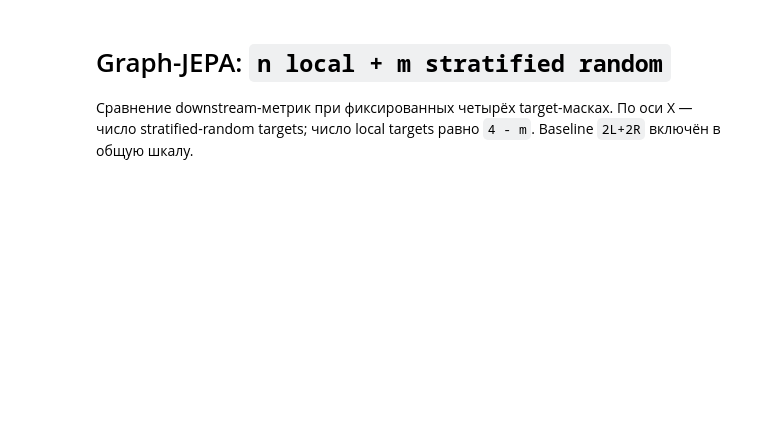
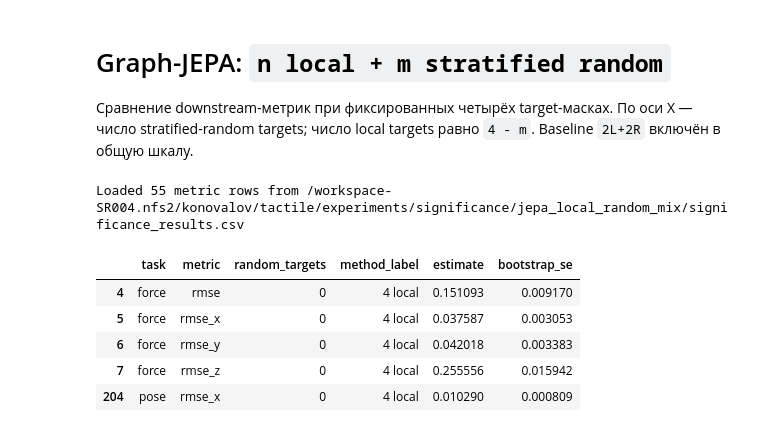
Before and after one commit to E-Kovtun/tactile, a Jupyter notebook: notebooks/jepa_local_random_mix_metrics.ipynb, the cells around one changed output. Saved outputs shown, nothing was run; the diff lists cells and outputs as text; code cells hidden in the pictures; blank space fills up the shorter version.

```diff
--- a/notebooks/jepa_local_random_mix_metrics.ipynb
+++ b/notebooks/jepa_local_random_mix_metrics.ipynb
@@ -5,28 +5,48 @@
 # %%
 from pathlib import Path
 import pandas as pd
 import matplotlib.pyplot as plt
 
 # При запуске локально укажи скачанный CSV; на сервере оставь абсолютный путь.
 REPORT_CSV = Path('/workspace-SR004.nfs2/konovalov/tactile/experiments/significance/jepa_local_random_mix/significance_results.csv')
 if not REPORT_CSV.exists():
     REPORT_CSV = Path('../experiments/significance/jepa_local_random_mix/significance_results.csv')
 
-df = pd.read_csv(REPORT_CSV)
-df = df[df['comparison_block_id'].eq('local_random_mix')].copy()
+CUMULATIVE_CSV = Path('/workspace-SR004.nfs2/konovalov/tactile/experiments/significance/graph_jepa_cumulative/significance_results.csv')
+if not CUMULATIVE_CSV.exists():
+    CUMULATIVE_CSV = Path('../experiments/significance/graph_jepa_cumulative/significance_results.csv')
+
+BASELINE_CSV = Path('/workspace-SR004.nfs2/konovalov/tactile/experiments/significance/purple_only_signal_with_jepa/significance_results.csv')
+if not BASELINE_CSV.exists():
+    BASELINE_CSV = Path('../experiments/significance/purple_only_signal_with_jepa/significance_results.csv')
+
+df = pd.concat([pd.read_csv(REPORT_CSV), pd.read_csv(CUMULATIVE_CSV), pd.read_csv(BASELINE_CSV)], ignore_index=True)
 
 METHODS = {
     'graph_physical_dijkstra_1c4t_c50_90_t10_18': (0, '4 local'),
     'graph_physical_dijkstra_1c4t_3local1stratifiedrandom_c50_90_t10_18': (1, '3 local + 1 random'),
     'graph_physical_dijkstra_1c4t_2local2stratifiedrandom_c50_90_t10_18': (2, '2 local + 2 random'),
     'graph_physical_dijkstra_1c4t_1local3stratifiedrandom_c50_90_t10_18': (3, '1 local + 3 random'),
     'graph_physical_dijkstra_1c4t_4stratifiedrandom_c50_90_t10_18': (4, '4 random'),
 }
+df['experiment_id'] = df['experiment_id'].replace({
+    'graph_jepa_1c4t_c50_90_t10_18': 'graph_physical_dijkstra_1c4t_c50_90_t10_18',
+    'graph_jepa_1c4t_2local2stratifiedrandom_c50_90_t10_18': 'graph_physical_dijkstra_1c4t_2local2stratifiedrandom_c50_90_t10_18',
+})
 df = df[df['experiment_id'].isin(METHODS)].copy()
+df = df.drop_duplicates(subset=['task', 'metric', 'experiment_id'], keep='first')
 df['random_targets'] = df['experiment_id'].map(lambda x: METHODS[x][0])
 df['method_label'] = df['experiment_id'].map(lambda x: METHODS[x][1])
 df = df.sort_values(['random_targets', 'is_baseline'])
 
 print(f'Loaded {len(df)} metric rows from {REPORT_CSV}')
 display(df[['task', 'metric', 'random_targets', 'method_label', 'estimate', 'bootstrap_se']].head())
+# %% [output]
+Loaded 55 metric rows from /workspace-SR004.nfs2/konovalov/tactile/experiments/significance/jepa_local_random_mix/significance_results.csv
+|  | task | metric | random_targets | method_label | estimate | bootstrap_se |
+| 4 | force | rmse | 0 | 4 local | 0.151093 | 0.009170 |
+| 5 | force | rmse_x | 0 | 4 local | 0.037587 | 0.003053 |
+| 6 | force | rmse_y | 0 | 4 local | 0.042018 | 0.003383 |
+| 7 | force | rmse_z | 0 | 4 local | 0.255556 | 0.015942 |
+| 204 | pose | rmse_x | 0 | 4 local | 0.010290 | 0.000809 |
 # %%
```
Also changed, not shown: parts of 4 cells of this notebook, 18 other files.
